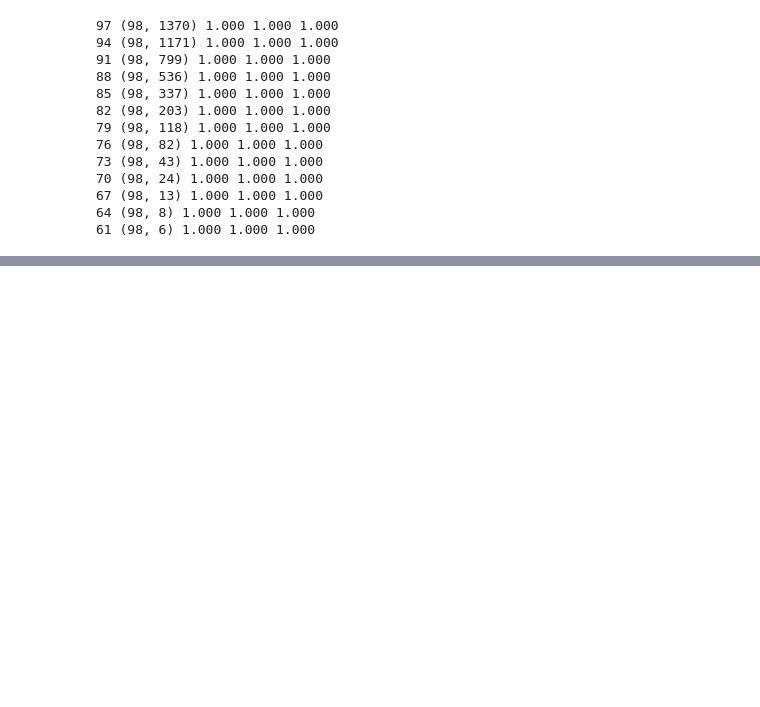
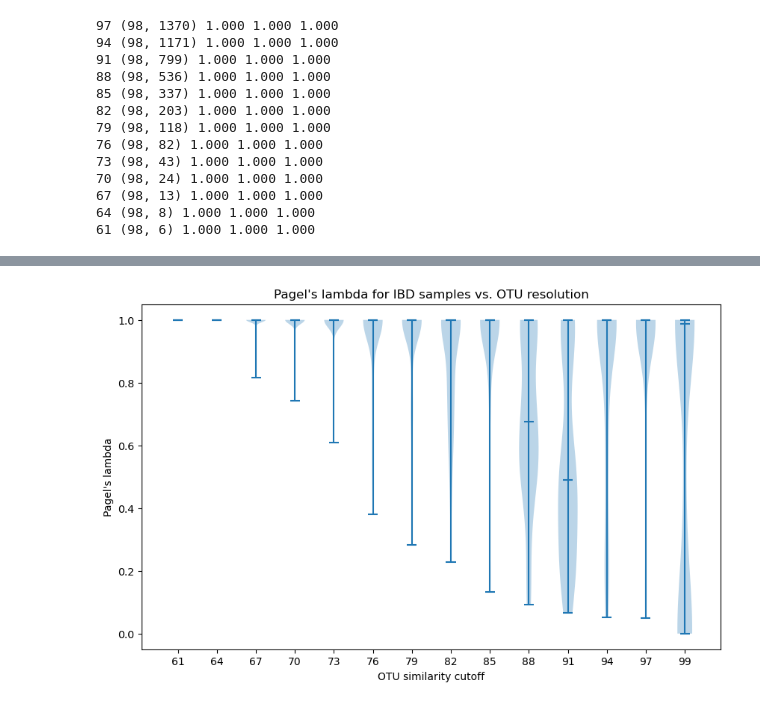
Before and after one commit to pchlenski/phylosig, a Jupyter notebook: 09_similarity_cutoff.ipynb, the cells around one changed output, grey strips where cells are left out. Cells and saved outputs as stored; diff of their text form; code cells hidden in the pictures; blank space fills up the shorter version.

```diff
--- a/09_similarity_cutoff.ipynb
+++ b/09_similarity_cutoff.ipynb
@@ -129,14 +174,28 @@ Skipping ./results/ibd_pls_cutoff99.tsv because it already exists.
 # %%
 import seaborn as sns
 
-cluster_lambda = pd.DataFrame(columns=["sample", "lambda", "cutoff"])
-for x in [99, 97, 94, 91, 88, 85, 82, 79, 76, 73, 70, 67, 64, 61]:
-    result = pd.read_table(f"./results/ibd_pls_cutoff{x}.tsv")
-    result["cutoff"] = x
-    cluster_lambda = cluster_lambda.append(result)
+#  = pd.DataFrame(columns=["sample", "lambda", "cutoff"])
+# for x in [99, 97, 94, 91, 88, 85, 82, 79, 76, 73, 70, 67, 64, 61]:
+#     result = pd.read_table(f"./results/ibd_pls_cutoff{x}.tsv")
+#     result["cutoff"] = x
+#     cluster_lambda = cluster_lambda.append(result)
 
 # Violin plot for each cutoff
 fig, ax = plt.subplots(figsize=(10, 6))
-ax = sns.violinplot(
-    x="cutoff", y="lambda", data=cluster_lambda, ax=ax, inner="quartile"
-)
+
+# for lam in lambdas_df.groupby("cutoff"):
+#     lam = lam[1]
+# sns.violinplot(
+#     x="cutoff", y="lambda", data=lambdas_df, ax=ax, inner="quartile", cut=0
+# )
+
+lams_to_plot = lambdas_df.groupby("cutoff")["lambda"].apply(list)
+
+plt.violinplot(lams_to_plot, showmedians=True)
+plt.xticks(range(1, len(lams_to_plot) + 1), lams_to_plot.index)
+plt.xlabel("OTU similarity cutoff")
+plt.ylabel("Pagel's lambda")
+plt.title("Pagel's lambda for IBD samples vs. OTU resolution")
+plt.show()
+# %% [output]
+[figure, added]
```
Also changed, not shown: parts of 4 cells of this notebook, 16 other files.
